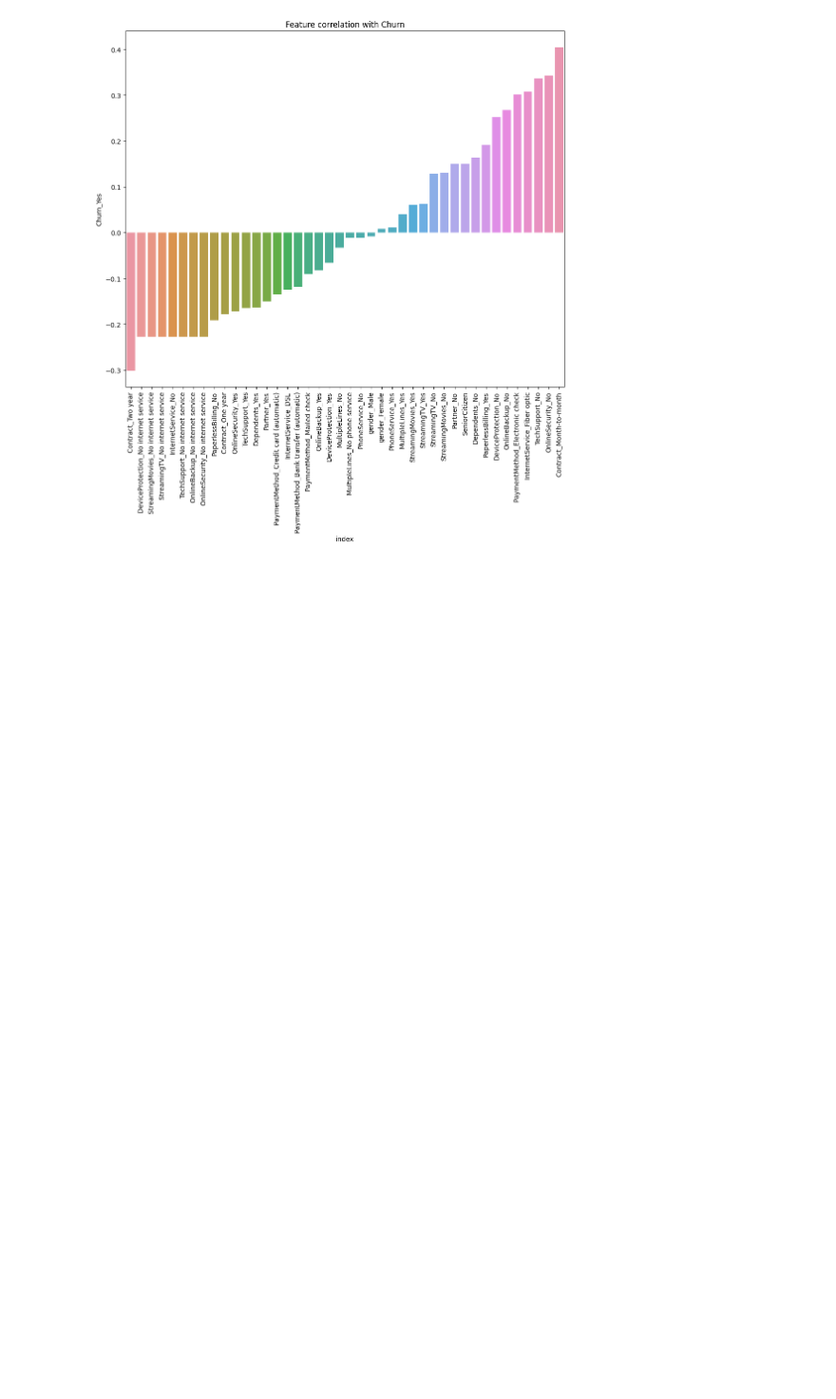
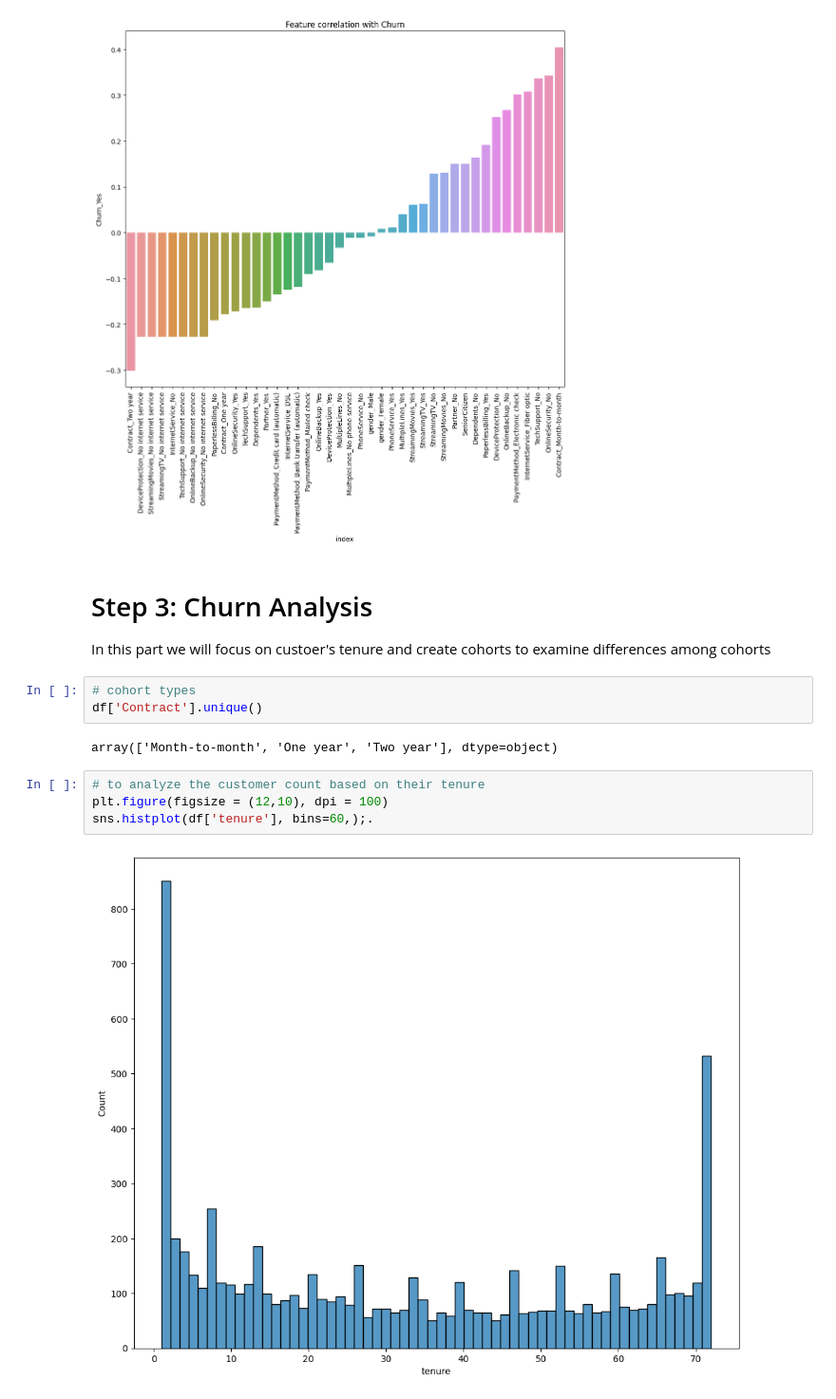
Before and after one commit to shahzarhusain/customer_churn_capstone_project, a Jupyter notebook: Customer_churn_prediction_capstone_project.ipynb, the cells around one changed output. Shown at 95% size. Drawn from its saved outputs; the diff is of its cells as text; blank space fills up the shorter version.

```diff
--- a/Customer_churn_prediction_capstone_project.ipynb
+++ b/Customer_churn_prediction_capstone_project.ipynb
@@ -215,3 +215,17 @@ plt.title('Feature correlation with Churn')
 plt.xticks(rotation = 90);
 # %% [output]
 [figure]
+# %% [markdown]
+# Step 3: Churn Analysis
+In this part we will focus on custoer's tenure and create cohorts to examine differences among cohorts
+# %%
+# cohort types
+df['Contract'].unique()
+# %% [output]
+array(['Month-to-month', 'One year', 'Two year'], dtype=object)
+# %%
+# to analyze the customer count based on their tenure
+plt.figure(figsize = (12,10), dpi = 100)
+sns.histplot(df['tenure'], bins=60,);.
+# %% [output]
+[figure, added]
```
Also changed, not shown: parts of 3 cells of this notebook.
